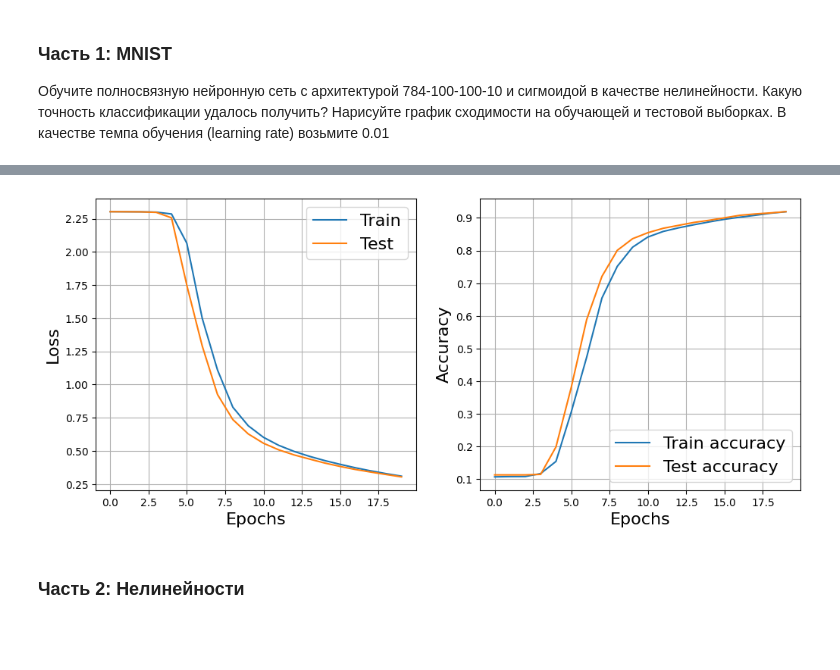
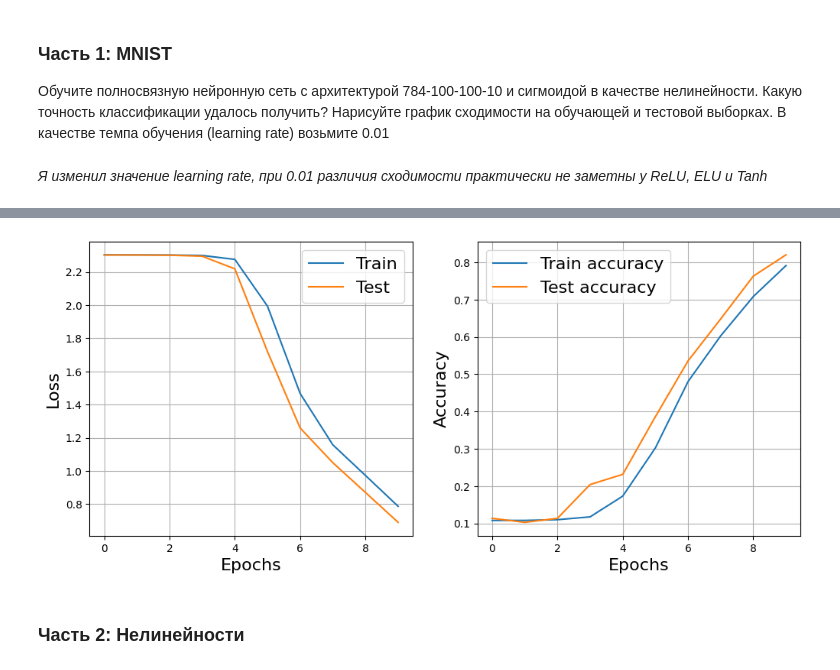
Before and after one commit to khosta77/TP_DL2024, a Jupyter notebook: HW2/lecture2_hw.ipynb, the cells around one changed output, grey strips where cells are left out. Saved outputs shown, nothing was run; the diff lists cells and outputs as text; code cells hidden in the pictures; blank space fills up the shorter version.

```diff
--- a/HW2/lecture2_hw.ipynb
+++ b/HW2/lecture2_hw.ipynb
@@ -348,6 +89,11 @@ for i in range(25):
 # %% [markdown]
 ### Часть 1: MNIST
 Обучите полносвязную нейронную сеть с архитектурой 784-100-100-10 и сигмоидой в качестве нелинейности. Какую точность классификации удалось получить? Нарисуйте график сходимости на обучающей и тестовой выборках. В качестве темпа обучения (learning rate) возьмите 0.01
+# %% [markdown]
+*Я изменил значение learning rate, при 0.01 различия сходимости практически не заметны у ReLU, ELU и Tanh*
+# %%
+LEARNING_RATE = 0.01
+EPOCH = 10
 # %%
 def train(network, epochs, learning_rate, plot=True,
           verbose=True, loss=None):
@@ -419,5 +165,5 @@ network = NeuralNetwork([
 ])
 loss = NLLLoss()
 # %%
-tr_s, ts_s, tr_ac_s, ts_ac_s = train(network, 20, 0.01)
+tr_s, ts_s, tr_ac_s, ts_ac_s = train(network, EPOCH, LEARNING_RATE)
 # %% [output]
@@ -425,4 +171,4 @@ Epoch 19... (Train/Test) NLL: 0.310/0.305       Accuracy: 0.919/0.919
-[figure, old version]
+[figure, new version]
 # %% [markdown]
 ### Часть 2: Нелинейности
 # %% [markdown]
```
Also changed, not shown: parts of 42 cells of this notebook.
